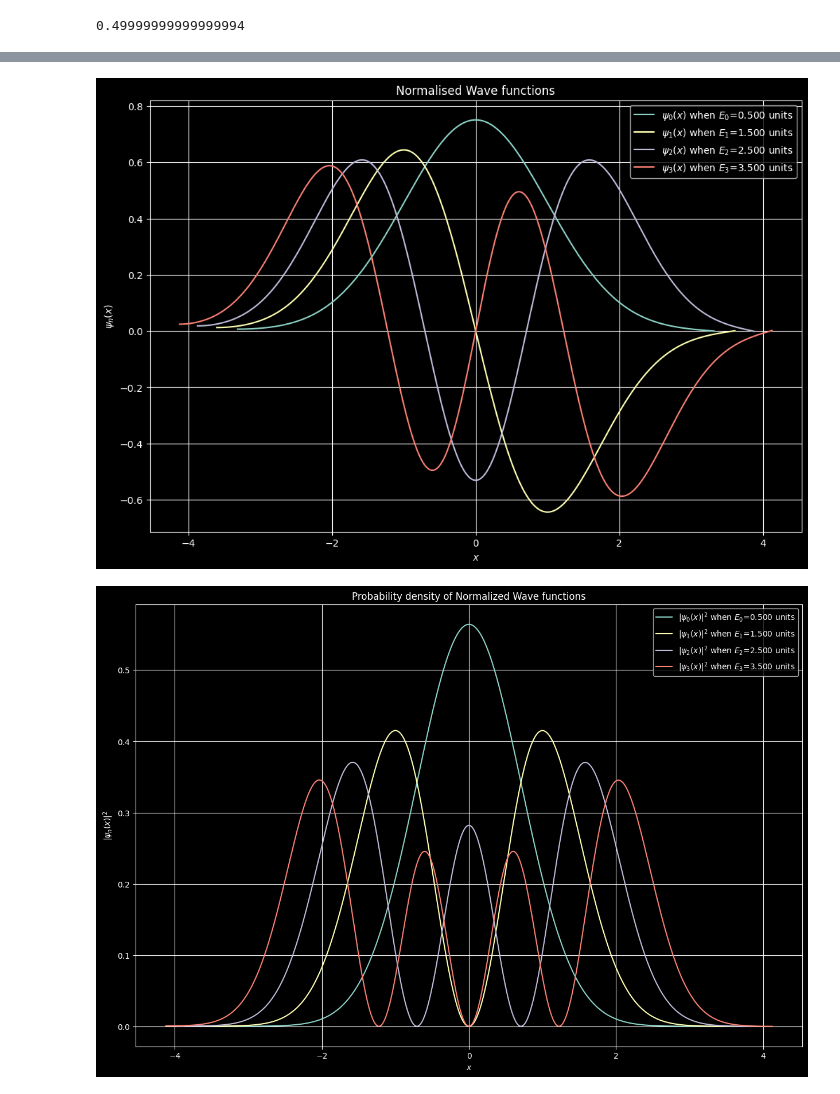
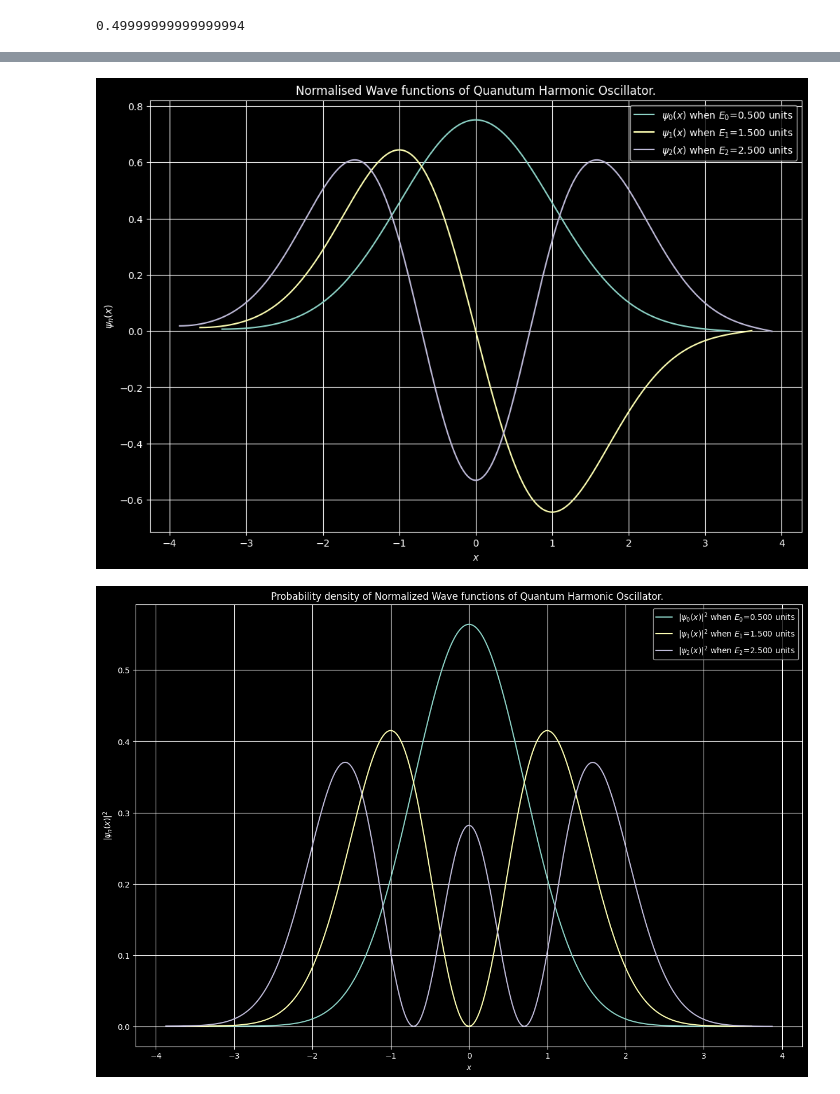
Before and after one commit to SuhasPK/My-Computational-Physics, a Jupyter notebook: Project-8/QM_Harmonic_oscillator/harmonic oscillator.ipynb, the cells around one changed output, grey strips where cells are left out. Saved outputs shown, nothing was run; the diff lists cells and outputs as text; code cells hidden in the pictures.

Commit message:
saved the plots

```diff
--- a/Project-8/QM_Harmonic_oscillator/harmonic oscillator.ipynb
+++ b/Project-8/QM_Harmonic_oscillator/harmonic oscillator.ipynb
@@ -88,7 +88,7 @@ count=1
 xvalues=[]
 eigen_functions=[]
 eigen_energies=[]
-nmax=4
+nmax=3
 
 while count<=nmax:
     psi=1
@@ -154,29 +151,29 @@ while count<=nmax:
 
 plt.legend()
 plt.grid()
-plt.title('Normalised Wave functions')
+plt.title('Normalised Wave functions of Quanutum Harmonic Oscillator.')
 plt.ylabel("$\psi_{n}(x)$")
 plt.xlabel("$x$")
 plt.show()
 # %% [output]
-[figure, old version]
+[figure, new version]
 # %%
 count=1
 
 plt.figure(figsize=(15,10))
 while count<=nmax:
     plt.plot(xvalues[count-1], np.square(eigen_functions[count-1][0]),
              label="$|\psi_{%d}(x)|^{2}$ when $E_{%d}$=%.3f units"%(count-1,count-1,eigen_energies[count-1]))
     count=count+1
 
 plt.legend()
-plt.title('Probability density of Normalized Wave functions')
+plt.title('Probability density of Normalized Wave functions of Quantum Harmonic Oscillator. ')
 plt.ylabel("$|\psi_{n}(x)|^{2}$")
 plt.xlabel("$x$")
 plt.grid()
 plt.show()
 # %% [output]
-[figure, old version]
+[figure, new version]
 # %%
 plt.figure(figsize=(10,7))
 
```
Also changed, not shown: parts of 4 cells of this notebook, 5 other files.
